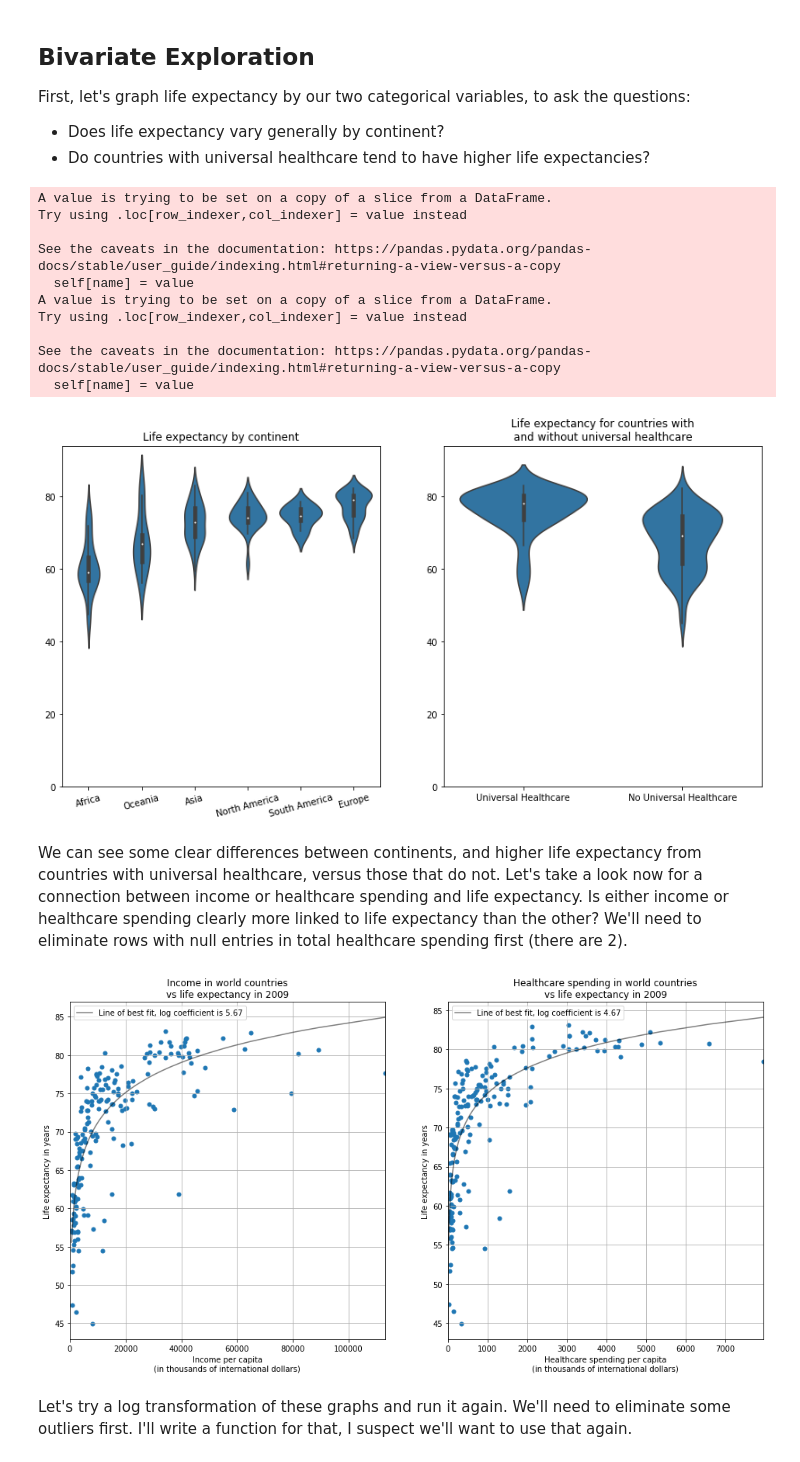
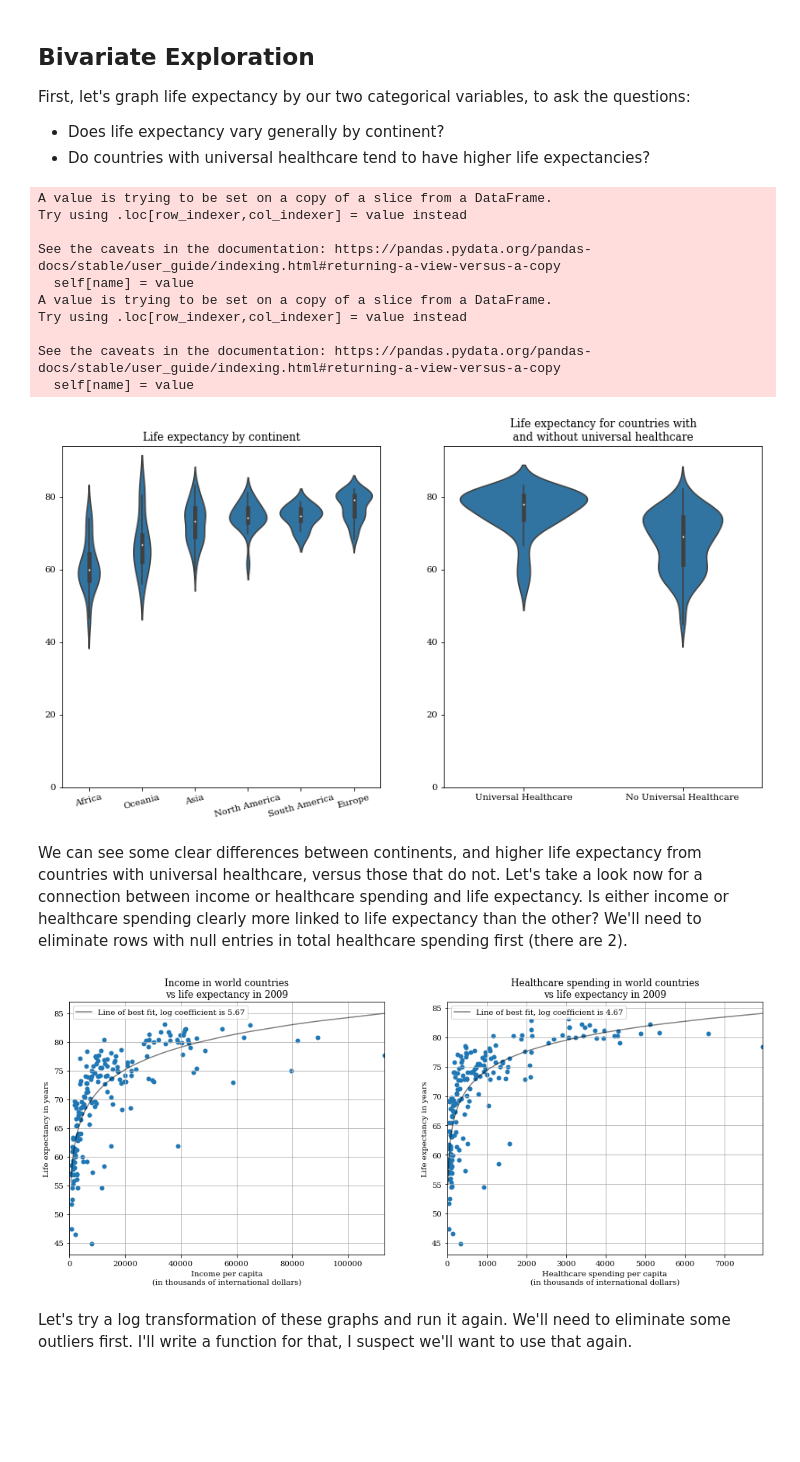
Before and after one commit to mullendavidh/nanodegree-project-5, a Jupyter notebook: exploration_template.ipynb, the cells around one changed output. Cells and saved outputs as stored; diff of their text form; code cells hidden in the pictures; blank space fills up the shorter version.

```diff
--- a/exploration_template.ipynb
+++ b/exploration_template.ipynb
@@ -8,6 +8,8 @@ My dataset will require quite a bit of extra wrangling, but I'm hoping the resul
 # %%
 # import all packages
 import matplotlib.pyplot as plt
+from matplotlib import rcParams
+rcParams['font.family'] = 'serif'
 import pandas as pd
 import numpy as np
 import seaborn as sb
@@ -15,6 +17,7 @@ import statsmodels.api as sm
 from bs4 import NavigableString, BeautifulSoup
 import os
 
+
 # set plots to be embedded inline
 %matplotlib inline
 # %%
@@ -28,10 +31,6 @@ le = pd.read_csv(le_filename, header=0, index_col=0)
 #inflation adjusted income per person
 ic_filename = 'data/income_per_person_gdppercapita_ppp_inflation_adjusted.csv'
 ic = pd.read_csv(ic_filename, header=0, index_col=0)
-
-#out of pocket percent of total health spending
-op_filename = 'data/out_of_pocket_share_of_total_health_spending_percent.csv'
-op = pd.read_csv(op_filename, header=0, index_col=0)
 
 #total health spending per person
 th_filename = 'data/total_health_spending_per_person_international_dollar.csv'
@@ -51,6 +50,10 @@ pp = pd.read_csv(pp_filename, header=0, index_col=0)
 # ps_filename = 'data/private_share_of_total_health_spending_percent.csv'
 # ps = pd.read_csv(ps_filename, header=0, index_col=0)
 
+# #out of pocket percent of total health spending
+# op_filename = 'data/out_of_pocket_share_of_total_health_spending_percent.csv'
+# op = pd.read_csv(op_filename, header=0, index_col=0)
+
 print(le.index.values)
 # %% [output]
 ['Afghanistan' 'Albania' 'Algeria' 'Andorra' 'Angola'
@@ -184,13 +187,11 @@ def keep_one_year(df, year):
 # Now we apply it to each table
 le = keep_one_year(le, year)
 ic = keep_one_year(ic, year)
-op = keep_one_year(op, year)
 th = keep_one_year(th, year)
 pp = keep_one_year(pp, year)
 
 le.rename(columns = {year:'le'}, inplace = True)
 ic.rename(columns = {year:'ic'}, inplace = True)
-op.rename(columns = {year:'op'}, inplace = True)
 th.rename(columns = {year:'th'}, inplace = True)
 pp.rename(columns = {year:'pp'}, inplace = True)
 
@@ -200,8 +201,10 @@ le.head()
 # currently unused tables
 #gs = keep_one_year(gs, year)
 #ps = keep_one_year(ps, year)
+# op = keep_one_year(op, year)
 #gs.rename(columns = {'2001':'gs'}, inplace = True)
 #ps.rename(columns = {'2001':'ps'}, inplace = True)
+# op.rename(columns = {year:'op'}, inplace = True)
 # %% [output]
 |  | le |
 | country |  |
@@ -546,7 +548,7 @@ continent_list = ['Africa', 'Oceania', 'Asia', 'North America', 'South America',
 vclasses = pd.api.types.CategoricalDtype(ordered = True, categories = continent_list)
 df_g.continent = df_g.continent.astype(vclasses)
 
-sb.violinplot(data = df, x = 'continent', y = 'le', color = base_color)
+sb.violinplot(data = df_g, x = 'continent', y = 'le', color = base_color)
 plt.xticks(rotation = 15)
 plt.xlabel('')
 plt.ylabel('')
@@ -563,9 +565,7 @@ sb.violinplot(data = df_g, x = 'uhc_str', y = 'le', color = base_color)
 plt.xlabel('')
 plt.ylabel('')
 plt.title('Life expectancy for countries with\nand without universal healthcare')
-plt.ylim(0,94)
-
-plt.subplot(1,2,2);
+plt.ylim(0,94);
 # %% [output]
 A value is trying to be set on a copy of a slice from a DataFrame.
 Try using .loc[row_indexer,col_indexer] = value instead
@@ -577,7 +577,7 @@ Try using .loc[row_indexer,col_indexer] = value instead
 
 See the caveats in the documentation: https://pandas.pydata.org/pandas-docs/stable/user_guide/indexing.html#returning-a-view-versus-a-copy
   self[name] = value
-[figure, old version]
+[figure, new version]
 # %% [markdown]
 We can see some clear differences between continents, and higher life expectancy from countries with universal healthcare, versus those that do not. Let's take a look now for a connection between income or healthcare spending and life expectancy. Is either income or healthcare spending clearly more linked to life expectancy than the other? We'll need to eliminate rows with null entries in total healthcare spending first (there are 2).
 # %%
@@ -587,37 +587,37 @@ y = df_g.loc[:,'le'].values
 x1 = df_g.loc[:,'ic'].values
 x2 = df_g.loc[:,'th'].values
 
-fig = plt.figure(figsize=(16, 8))
+fig = plt.figure(figsize=(16, 6))
 
 plt.subplot(1,2,1)
 plt.scatter(x1, y, alpha=1, marker='.', s = 100, color=base_color)
 plt.xlabel('Income per capita\n(in thousands of international dollars)')
 plt.ylabel('Life expectancy in years')
 plt.title('Income in world countries\nvs life expectancy in {}'.format(str(year)))
 plt.grid(True)
 plt.xlim(0, x1.max())
 
 # Note: sorting is necessary to keep matplotlib from drawing multiple curves
 mlog, blog = np.polyfit(np.log(x1), y, 1)
 plt.plot(np.sort(x1), mlog*np.log(np.sort(x1)) + blog, \
          label='Line of best fit, log coefficient is {}'.format(str(round(mlog,2))), color='black', alpha = .5)
 plt.legend();
 
 plt.subplot(1,2,2)
 plt.scatter(x2, y, alpha=1, marker='.', s = 100, color=base_color)
 plt.xlabel('Healthcare spending per capita\n(in thousands of international dollars)')
 plt.ylabel('Life expectancy in years')
 plt.title('Healthcare spending in world countries\nvs life expectancy in {}'.format(str(year)))
 plt.grid(True)
 plt.xlim(0, x2.max())
 
 # Note: sorting is necessary to keep matplotlib from drawing multiple curves
 mlog, blog = np.polyfit(np.log(x2), y, 1)
 plt.plot(np.sort(x2), mlog*np.log(np.sort(x2)) + blog, \
          label='Line of best fit, log coefficient is {}'.format(str(round(mlog,2))), color='black', alpha = .5)
 plt.legend();
 # %% [output]
-[figure, old version]
+[figure, new version]
 # %% [markdown]
 Let's try a log transformation of these graphs and run it again. We'll need to eliminate some outliers first. I'll write a function for that, I suspect we'll want to use that again.
 # %%
```
Also changed, not shown: parts of 21 cells of this notebook.
